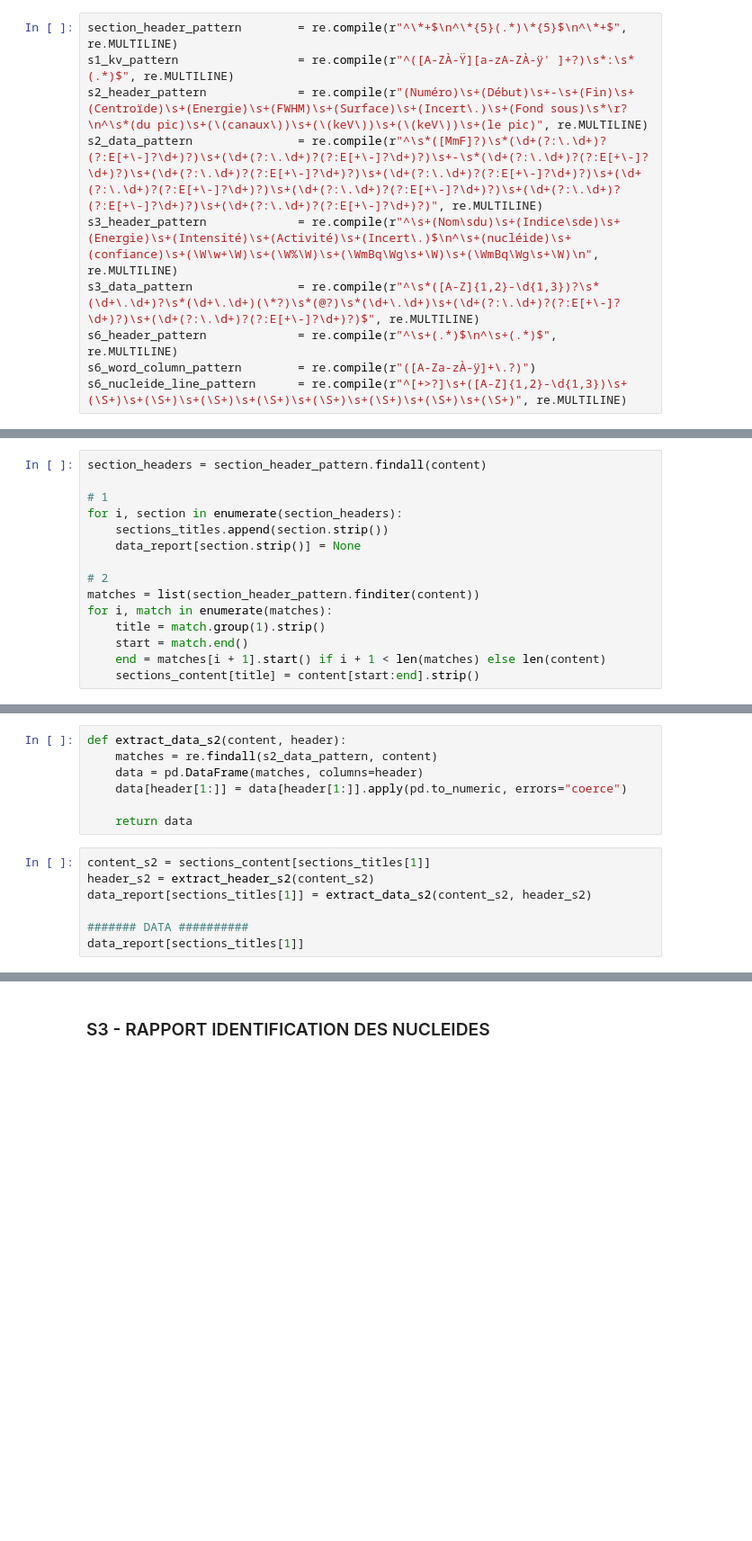
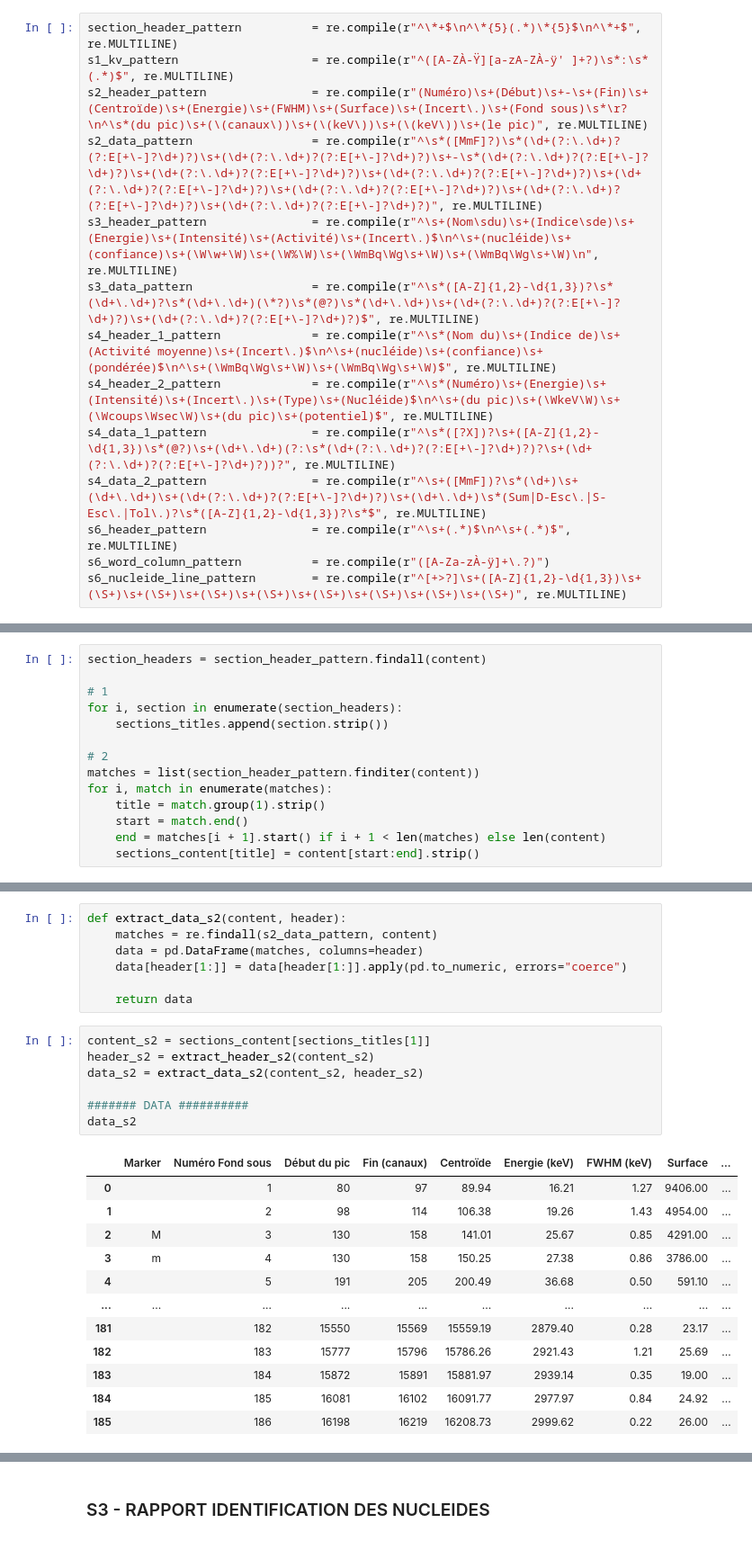
Before and after one commit to Ezacuak/chenin, a Jupyter notebook: src/poc.ipynb, the cells around one changed output, grey strips where cells are left out. Shown at 90% size. Drawn from its saved outputs; the diff is of its cells as text; blank space fills up the shorter version.

Commit message:
feat: Section 4 extract headers

```diff
--- a/src/poc.ipynb
+++ b/src/poc.ipynb
@@ -21,13 +20,17 @@ with open("../data/rapport-RGU_3cm.txt", "r") as f:
 # %% [markdown]
 Définition de mes *regex*
 # %%
-section_header_pattern        = re.compile(r"^\*+$\n^\*{5}(.*)\*{5}$\n^\*+$", re.MULTILINE)
-s1_kv_pattern                 = re.compile(r"^([A-ZÀ-Ÿ][a-zA-ZÀ-ÿ' ]+?)\s*:\s*(.*)$", re.MULTILINE)
-s2_header_pattern             = re.compile(r"(Numéro)\s+(Début)\s+-\s+(Fin)\s+(Centroïde)\s+(Energie)\s+(FWHM)\s+(Surface)\s+(Incert\.)\s+(Fond sous)\s*\r?\n^\s*(du pic)\s+(\(canaux\))\s+(\(keV\))\s+(\(keV\))\s+(le pic)", re.MULTILINE)
-s2_data_pattern               = re.compile(r"^\s*([MmF]?)\s*(\d+(?:\.\d+)?(?:E[+\-]?\d+)?)\s+(\d+(?:\.\d+)?(?:E[+\-]?\d+)?)\s+-\s*(\d+(?:\.\d+)?(?:E[+\-]?\d+)?)\s+(\d+(?:\.\d+)?(?:E[+\-]?\d+)?)\s+(\d+(?:\.\d+)?(?:E[+\-]?\d+)?)\s+(\d+(?:\.\d+)?(?:E[+\-]?\d+)?)\s+(\d+(?:\.\d+)?(?:E[+\-]?\d+)?)\s+(\d+(?:\.\d+)?(?:E[+\-]?\d+)?)\s+(\d+(?:\.\d+)?(?:E[+\-]?\d+)?)", re.MULTILINE)
-s3_header_pattern             = re.compile(r"^\s+(Nom\sdu)\s+(Indice\sde)\s+(Energie)\s+(Intensité)\s+(Activité)\s+(Incert\.)$\n^\s+(nucléide)\s+(confiance)\s+(\W\w+\W)\s+(\W%\W)\s+(\WmBq\Wg\s+\W)\s+(\WmBq\Wg\s+\W)\n", re.MULTILINE)
-s3_data_pattern               = re.compile(r"^\s*([A-Z]{1,2}-\d{1,3})?\s*(\d+\.\d+)?\s*(\d+\.\d+)(\*?)\s*(@?)\s*(\d+\.\d+)\s+(\d+(?:\.\d+)?(?:E[+\-]?\d+)?)\s+(\d+(?:\.\d+)?(?:E[+\-]?\d+)?)$", re.MULTILINE)
-s6_header_pattern             = re.compile(r"^\s+(.*)$\n^\s+(.*)$", re.MULTILINE)
-s6_word_column_pattern        = re.compile(r"([A-Za-zÀ-ÿ]+\.?)")
-s6_nucleide_line_pattern      = re.compile(r"^[+>?]\s+([A-Z]{1,2}-\d{1,3})\s+(\S+)\s+(\S+)\s+(\S+)\s+(\S+)\s+(\S+)\s+(\S+)\s+(\S+)\s+(\S+)", re.MULTILINE)
+section_header_pattern          = re.compile(r"^\*+$\n^\*{5}(.*)\*{5}$\n^\*+$", re.MULTILINE)
+s1_kv_pattern                   = re.compile(r"^([A-ZÀ-Ÿ][a-zA-ZÀ-ÿ' ]+?)\s*:\s*(.*)$", re.MULTILINE)
+s2_header_pattern               = re.compile(r"(Numéro)\s+(Début)\s+-\s+(Fin)\s+(Centroïde)\s+(Energie)\s+(FWHM)\s+(Surface)\s+(Incert\.)\s+(Fond sous)\s*\r?\n^\s*(du pic)\s+(\(canaux\))\s+(\(keV\))\s+(\(keV\))\s+(le pic)", re.MULTILINE)
+s2_data_pattern                 = re.compile(r"^\s*([MmF]?)\s*(\d+(?:\.\d+)?(?:E[+\-]?\d+)?)\s+(\d+(?:\.\d+)?(?:E[+\-]?\d+)?)\s+-\s*(\d+(?:\.\d+)?(?:E[+\-]?\d+)?)\s+(\d+(?:\.\d+)?(?:E[+\-]?\d+)?)\s+(\d+(?:\.\d+)?(?:E[+\-]?\d+)?)\s+(\d+(?:\.\d+)?(?:E[+\-]?\d+)?)\s+(\d+(?:\.\d+)?(?:E[+\-]?\d+)?)\s+(\d+(?:\.\d+)?(?:E[+\-]?\d+)?)\s+(\d+(?:\.\d+)?(?:E[+\-]?\d+)?)", re.MULTILINE)
+s3_header_pattern               = re.compile(r"^\s+(Nom\sdu)\s+(Indice\sde)\s+(Energie)\s+(Intensité)\s+(Activité)\s+(Incert\.)$\n^\s+(nucléide)\s+(confiance)\s+(\W\w+\W)\s+(\W%\W)\s+(\WmBq\Wg\s+\W)\s+(\WmBq\Wg\s+\W)\n", re.MULTILINE)
+s3_data_pattern                 = re.compile(r"^\s*([A-Z]{1,2}-\d{1,3})?\s*(\d+\.\d+)?\s*(\d+\.\d+)(\*?)\s*(@?)\s*(\d+\.\d+)\s+(\d+(?:\.\d+)?(?:E[+\-]?\d+)?)\s+(\d+(?:\.\d+)?(?:E[+\-]?\d+)?)$", re.MULTILINE)
+s4_header_1_pattern             = re.compile(r"^\s*(Nom du)\s+(Indice de)\s+(Activité moyenne)\s+(Incert\.)$\n^\s+(nucléide)\s+(confiance)\s+(pondérée)$\n^\s+(\WmBq\Wg\s+\W)\s+(\WmBq\Wg\s+\W)$", re.MULTILINE)
+s4_header_2_pattern             = re.compile(r"^\s*(Numéro)\s+(Energie)\s+(Intensité)\s+(Incert\.)\s+(Type)\s+(Nucléide)$\n^\s+(du pic)\s+(\WkeV\W)\s+(\Wcoups\Wsec\W)\s+(du pic)\s+(potentiel)$", re.MULTILINE)
+s4_data_1_pattern               = re.compile(r"^\s*([?X])?\s+([A-Z]{1,2}-\d{1,3})\s*(@?)\s+(\d+\.\d+)(?:\s*(\d+(?:\.\d+)?(?:E[+\-]?\d+)?)?\s+(\d+(?:\.\d+)?(?:E[+\-]?\d+)?))?", re.MULTILINE)
+s4_data_2_pattern               = re.compile(r"^\s+([MmF])?\s*(\d+)\s+(\d+\.\d+)\s+(\d+(?:\.\d+)?(?:E[+\-]?\d+)?)\s+(\d+\.\d+)\s*(Sum|D-Esc\.|S-Esc\.|Tol\.)?\s*([A-Z]{1,2}-\d{1,3})?\s*$", re.MULTILINE)
+s6_header_pattern               = re.compile(r"^\s+(.*)$\n^\s+(.*)$", re.MULTILINE)
+s6_word_column_pattern          = re.compile(r"([A-Za-zÀ-ÿ]+\.?)")
+s6_nucleide_line_pattern        = re.compile(r"^[+>?]\s+([A-Z]{1,2}-\d{1,3})\s+(\S+)\s+(\S+)\s+(\S+)\s+(\S+)\s+(\S+)\s+(\S+)\s+(\S+)\s+(\S+)", re.MULTILINE)
 # %% [markdown]
@@ -41,7 +46,6 @@ section_headers = section_header_pattern.findall(content)
 # 1
 for i, section in enumerate(section_headers):
     sections_titles.append(section.strip())
-    data_report[section.strip()] = None
 
 # 2
 matches = list(section_header_pattern.finditer(content))
@@ -96,7 +114,20 @@ def extract_data_s2(content, header):
 # %%
 content_s2 = sections_content[sections_titles[1]]
 header_s2 = extract_header_s2(content_s2)
-data_report[sections_titles[1]] = extract_data_s2(content_s2, header_s2)
+data_s2 = extract_data_s2(content_s2, header_s2)
 
 ####### DATA ##########
-data_report[sections_titles[1]]
+data_s2
+# %% [output]
+|  | Marker | Numéro Fond sous | Début du pic | Fin (canaux) | Centroïde | Energie (keV) | FWHM (keV) | Surface | ... |
+| 0 |  | 1 | 80 | 97 | 89.94 | 16.21 | 1.27 | 9406.00 | ... |
+| 1 |  | 2 | 98 | 114 | 106.38 | 19.26 | 1.43 | 4954.00 | ... |
+| 2 | M | 3 | 130 | 158 | 141.01 | 25.67 | 0.85 | 4291.00 | ... |
+| 3 | m | 4 | 130 | 158 | 150.25 | 27.38 | 0.86 | 3786.00 | ... |
+| 4 |  | 5 | 191 | 205 | 200.49 | 36.68 | 0.50 | 591.10 | ... |
+| ... | ... | ... | ... | ... | ... | ... | ... | ... | ... |
+| 181 |  | 182 | 15550 | 15569 | 15559.19 | 2879.40 | 0.28 | 23.17 | ... |
+| 182 |  | 183 | 15777 | 15796 | 15786.26 | 2921.43 | 1.21 | 25.69 | ... |
+| 183 |  | 184 | 15872 | 15891 | 15881.97 | 2939.14 | 0.35 | 19.00 | ... |
+| 184 |  | 185 | 16081 | 16102 | 16091.77 | 2977.97 | 0.84 | 24.92 | ... |
+| 185 |  | 186 | 16198 | 16219 | 16208.73 | 2999.62 | 0.22 | 26.00 | ... |
```
Also changed, not shown: parts of 14 cells of this notebook, 2 other files.
